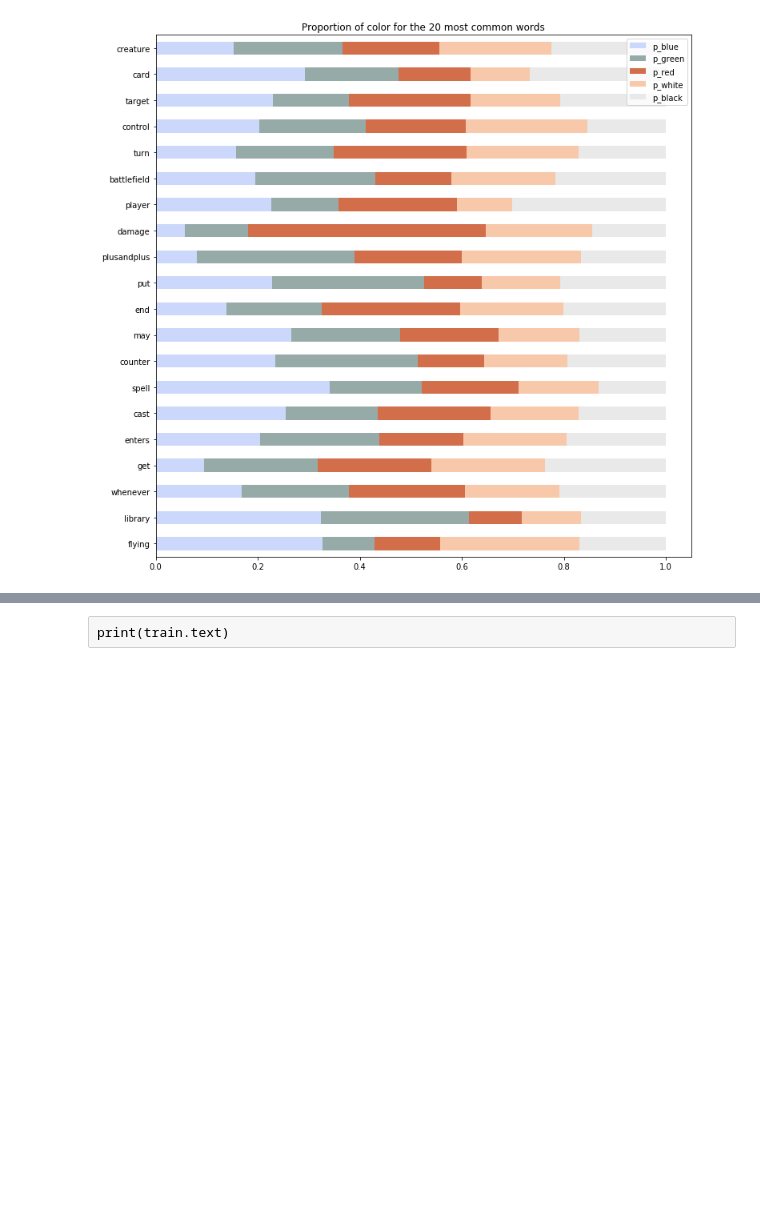
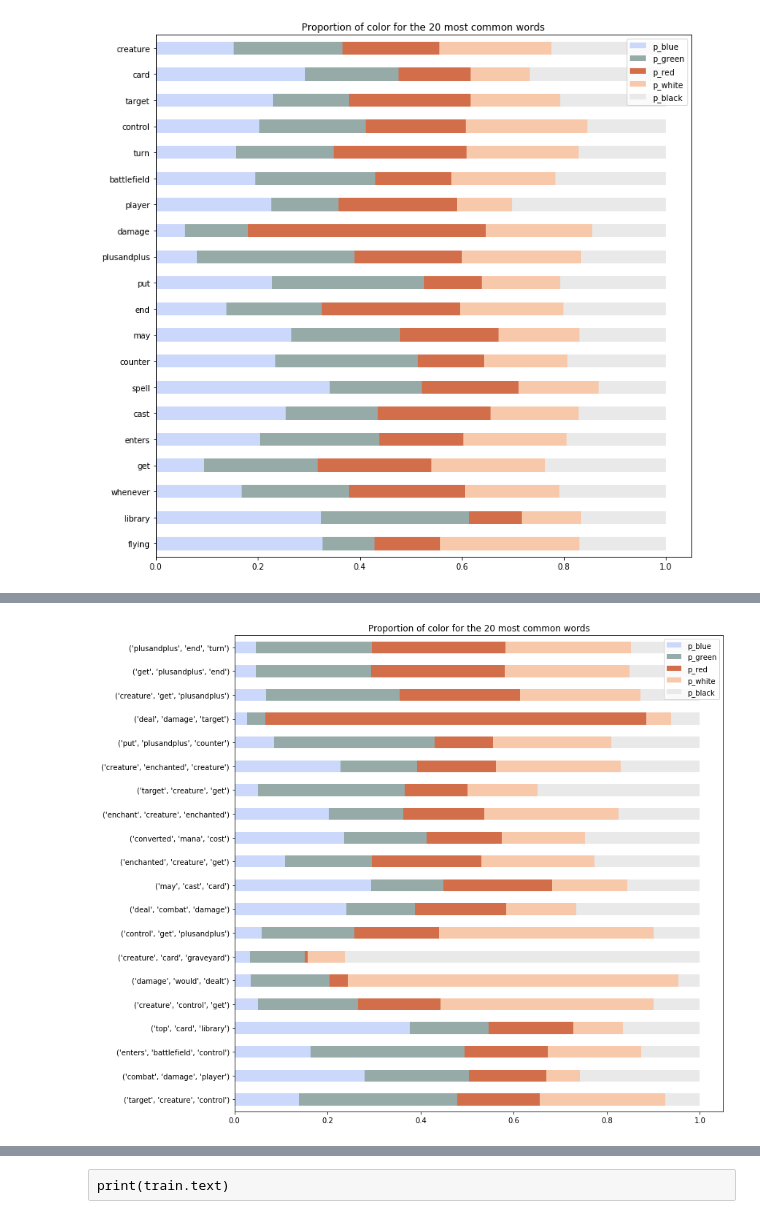
Before and after one commit to Johndsalas/-Magic_The_Gathering_NLP, a Jupyter notebook: NLP_MTG.ipynb, the cells around one changed output, grey strips where cells are left out. Saved outputs shown, nothing was run; the diff lists cells and outputs as text; code cells hidden in the pictures; blank space fills up the shorter version.

```diff
--- a/NLP_MTG.ipynb
+++ b/NLP_MTG.ipynb
@@ -123,0 +206,4 @@ NotebookApp.rate_limit_window=3.0 (secs)
+# %%
+get_word_distribution_graph(3)
+# %% [output]
+[figure, added]
```
Also changed, not shown: parts of 10 cells of this notebook.
